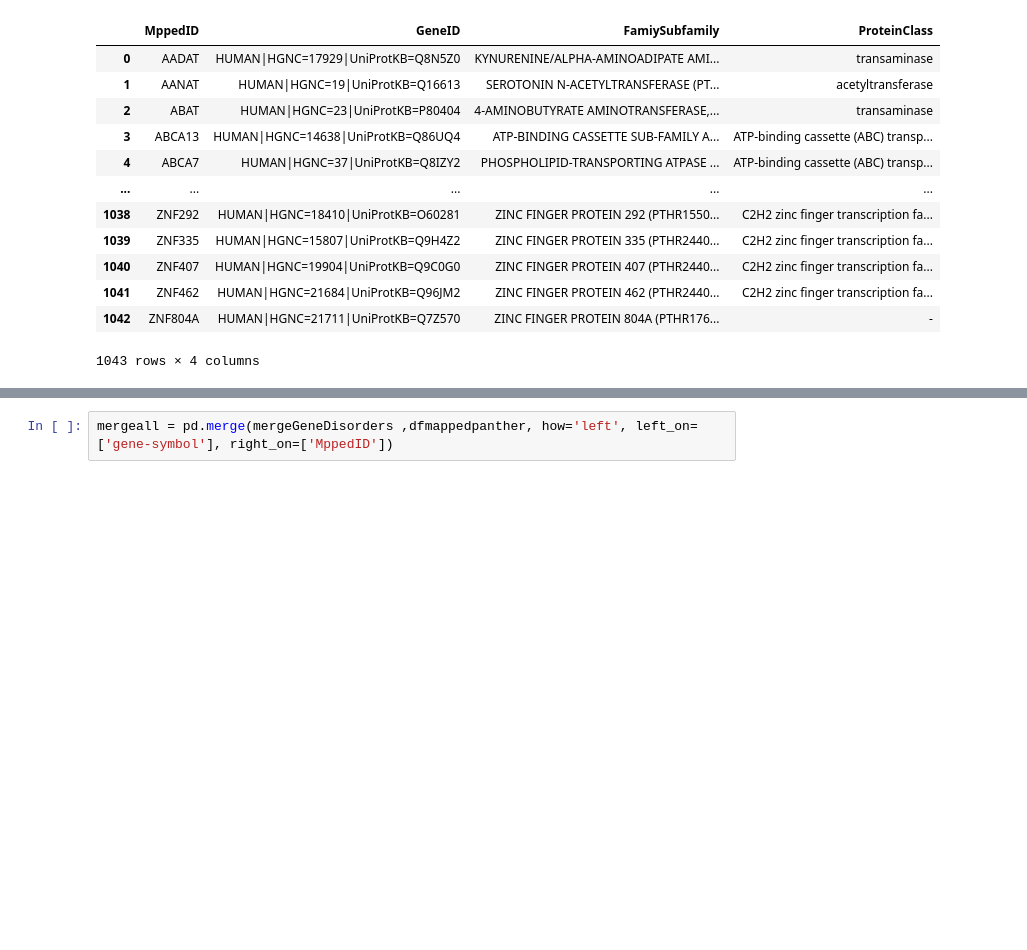
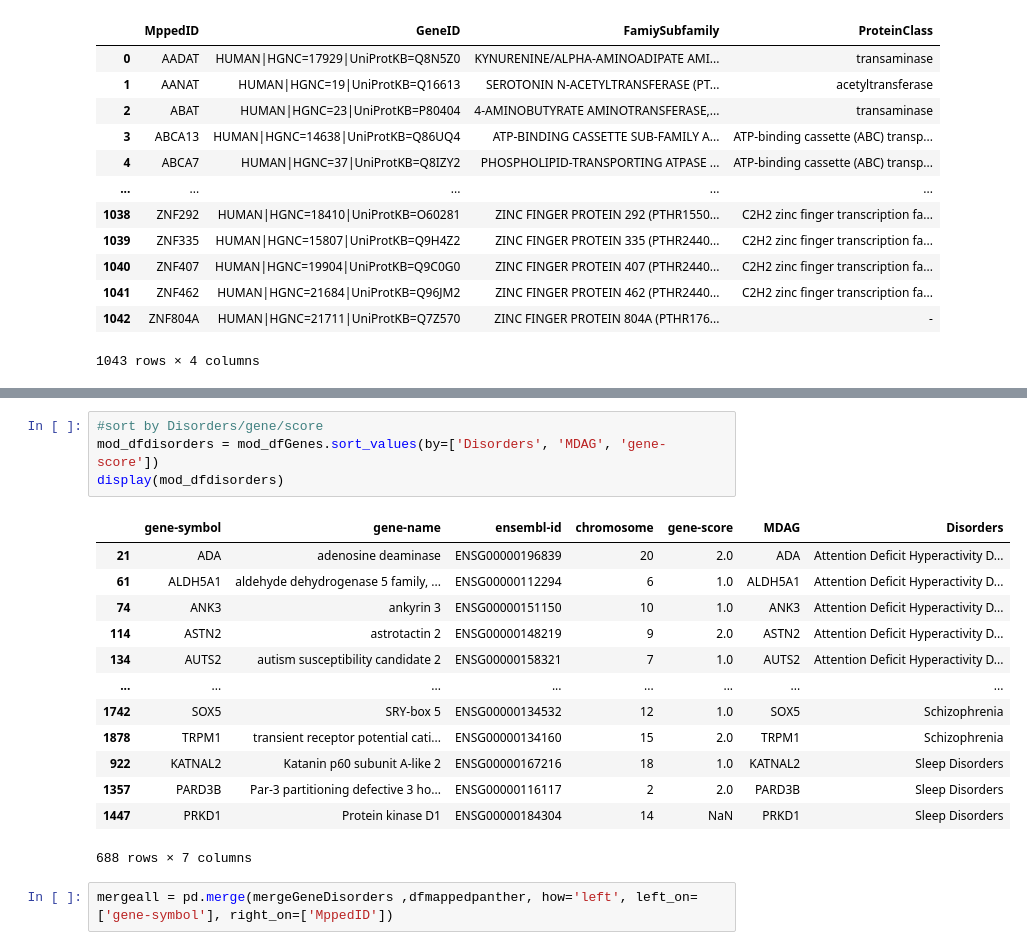
Before and after one commit to Bluestars1/BMI520-Autism-Genes, a Jupyter notebook: Autism.ipynb, the cells around one changed output, grey strips where cells are left out. Cells and saved outputs as stored; diff of their text form; blank space fills up the shorter version.

```diff
--- a/Autism.ipynb
+++ b/Autism.ipynb
@@ -177,3 +200,21 @@ print(mergeGeneDisorders)
+# %%
+#sort by Disorders/gene/score
+mod_dfdisorders = mod_dfGenes.sort_values(by=['Disorders', 'MDAG', 'gene-score'])
+display(mod_dfdisorders)
+# %% [output]
+|  | gene-symbol | gene-name | ensembl-id | chromosome | gene-score | MDAG | Disorders |
+| 21 | ADA | adenosine deaminase | ENSG00000196839 | 20 | 2.0 | ADA | Attention Deficit Hyperactivity D... |
+| 61 | ALDH5A1 | aldehyde dehydrogenase 5 family, ... | ENSG00000112294 | 6 | 1.0 | ALDH5A1 | Attention Deficit Hyperactivity D... |
+| 74 | ANK3 | ankyrin 3 | ENSG00000151150 | 10 | 1.0 | ANK3 | Attention Deficit Hyperactivity D... |
+| 114 | ASTN2 | astrotactin 2 | ENSG00000148219 | 9 | 2.0 | ASTN2 | Attention Deficit Hyperactivity D... |
+| 134 | AUTS2 | autism susceptibility candidate 2 | ENSG00000158321 | 7 | 1.0 | AUTS2 | Attention Deficit Hyperactivity D... |
+| ... | ... | ... | ... | ... | ... | ... | ... |
+| 1742 | SOX5 | SRY-box 5 | ENSG00000134532 | 12 | 1.0 | SOX5 | Schizophrenia |
+| 1878 | TRPM1 | transient receptor potential cati... | ENSG00000134160 | 15 | 2.0 | TRPM1 | Schizophrenia |
+| 922 | KATNAL2 | Katanin p60 subunit A-like 2 | ENSG00000167216 | 18 | 1.0 | KATNAL2 | Sleep Disorders |
+| 1357 | PARD3B | Par-3 partitioning defective 3 ho... | ENSG00000116117 | 2 | 2.0 | PARD3B | Sleep Disorders |
+| 1447 | PRKD1 | Protein kinase D1 | ENSG00000184304 | 14 | NaN | PRKD1 | Sleep Disorders |
+688 rows × 7 columns
 # %%
 mergeall = pd.merge(mergeGeneDisorders ,dfmappedpanther, how='left', left_on=['gene-symbol'], right_on=['MppedID'])
 # %%
```
Also changed, not shown: parts of 8 cells of this notebook.
